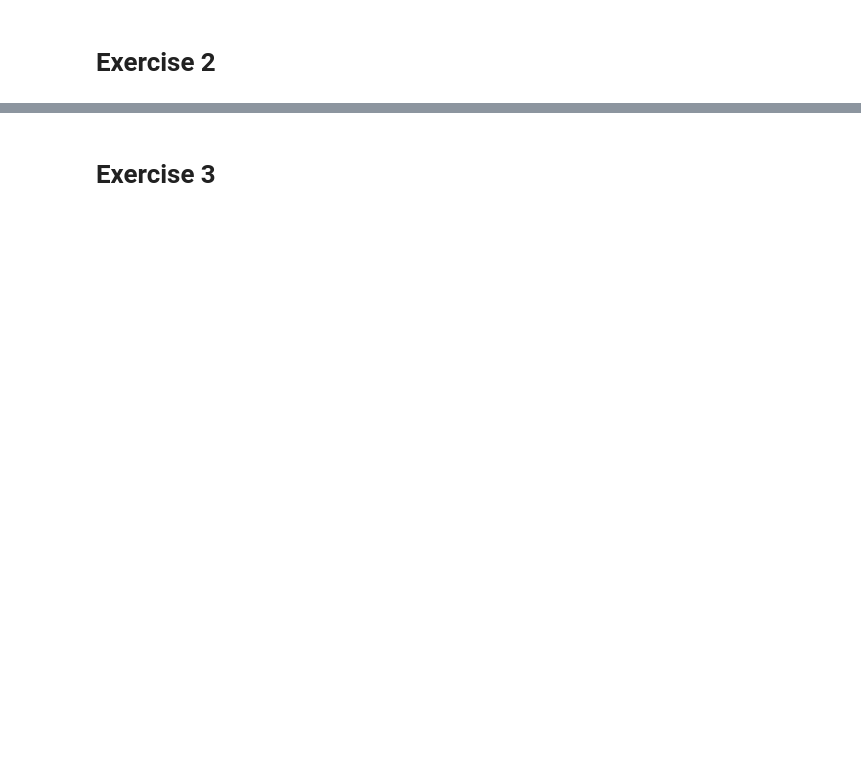
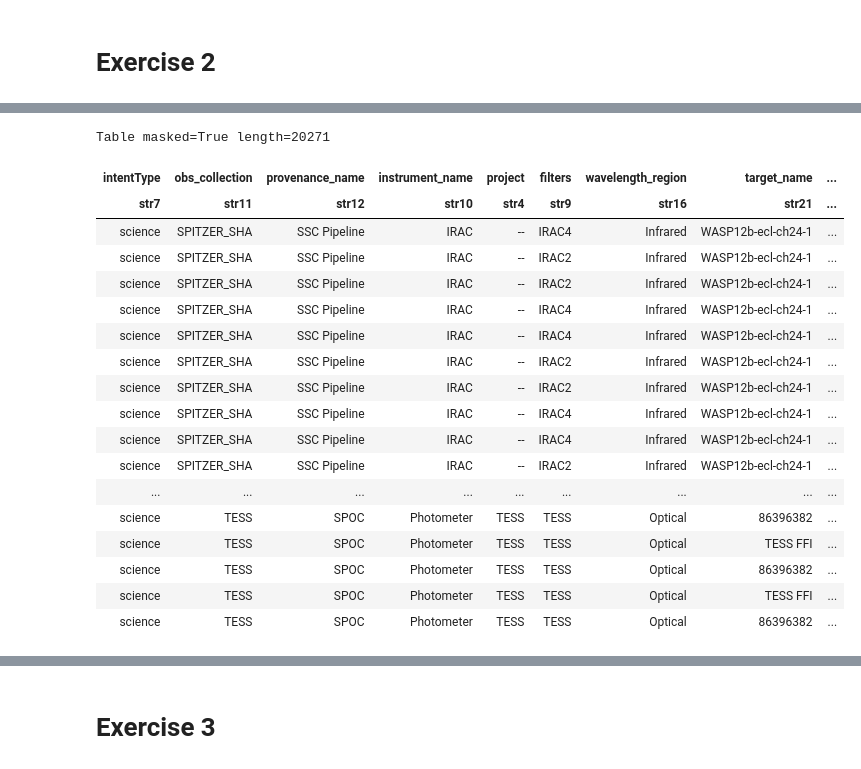
Before and after one commit to arjunsavel/notebooks-stsci, a Jupyter notebook: notebooks/MAST/downloading_transiting_planet_data/downloading_exoplanet_data_solutions.ipynb, the cells around one changed output, grey strips where cells are left out. Saved outputs shown, nothing was run; the diff lists cells and outputs as text; code cells hidden in the pictures; blank space fills up the shorter version.

```diff
--- a/notebooks/MAST/downloading_transiting_planet_data/downloading_exoplanet_data_solutions.ipynb
+++ b/notebooks/MAST/downloading_transiting_planet_data/downloading_exoplanet_data_solutions.ipynb
@@ -286,0 +258,22 @@ ls mastFiles/SPITZER_SHA/000001AF1000/
+# %%
+obs_table
+# %% [output]
+Table masked=True length=20271
+| intentType | obs_collection | provenance_name | instrument_name | project | filters | wavelength_region | target_name | ... |
+| str7 | str11 | str12 | str10 | str4 | str9 | str16 | str21 | ... |
+| science | SPITZER_SHA | SSC Pipeline | IRAC | -- | IRAC4 | Infrared | WASP12b-ecl-ch24-1 | ... |
+| science | SPITZER_SHA | SSC Pipeline | IRAC | -- | IRAC2 | Infrared | WASP12b-ecl-ch24-1 | ... |
+| science | SPITZER_SHA | SSC Pipeline | IRAC | -- | IRAC2 | Infrared | WASP12b-ecl-ch24-1 | ... |
+| science | SPITZER_SHA | SSC Pipeline | IRAC | -- | IRAC4 | Infrared | WASP12b-ecl-ch24-1 | ... |
+| science | SPITZER_SHA | SSC Pipeline | IRAC | -- | IRAC4 | Infrared | WASP12b-ecl-ch24-1 | ... |
+| science | SPITZER_SHA | SSC Pipeline | IRAC | -- | IRAC2 | Infrared | WASP12b-ecl-ch24-1 | ... |
+| science | SPITZER_SHA | SSC Pipeline | IRAC | -- | IRAC2 | Infrared | WASP12b-ecl-ch24-1 | ... |
+| science | SPITZER_SHA | SSC Pipeline | IRAC | -- | IRAC4 | Infrared | WASP12b-ecl-ch24-1 | ... |
+| science | SPITZER_SHA | SSC Pipeline | IRAC | -- | IRAC4 | Infrared | WASP12b-ecl-ch24-1 | ... |
+| science | SPITZER_SHA | SSC Pipeline | IRAC | -- | IRAC2 | Infrared | WASP12b-ecl-ch24-1 | ... |
+| ... | ... | ... | ... | ... | ... | ... | ... | ... |
+| science | TESS | SPOC | Photometer | TESS | TESS | Optical | 86396382 | ... |
+| science | TESS | SPOC | Photometer | TESS | TESS | Optical | TESS FFI | ... |
+| science | TESS | SPOC | Photometer | TESS | TESS | Optical | 86396382 | ... |
+| science | TESS | SPOC | Photometer | TESS | TESS | Optical | TESS FFI | ... |
+| science | TESS | SPOC | Photometer | TESS | TESS | Optical | 86396382 | ... |
```
Also changed, not shown: parts of 37 cells of this notebook.
